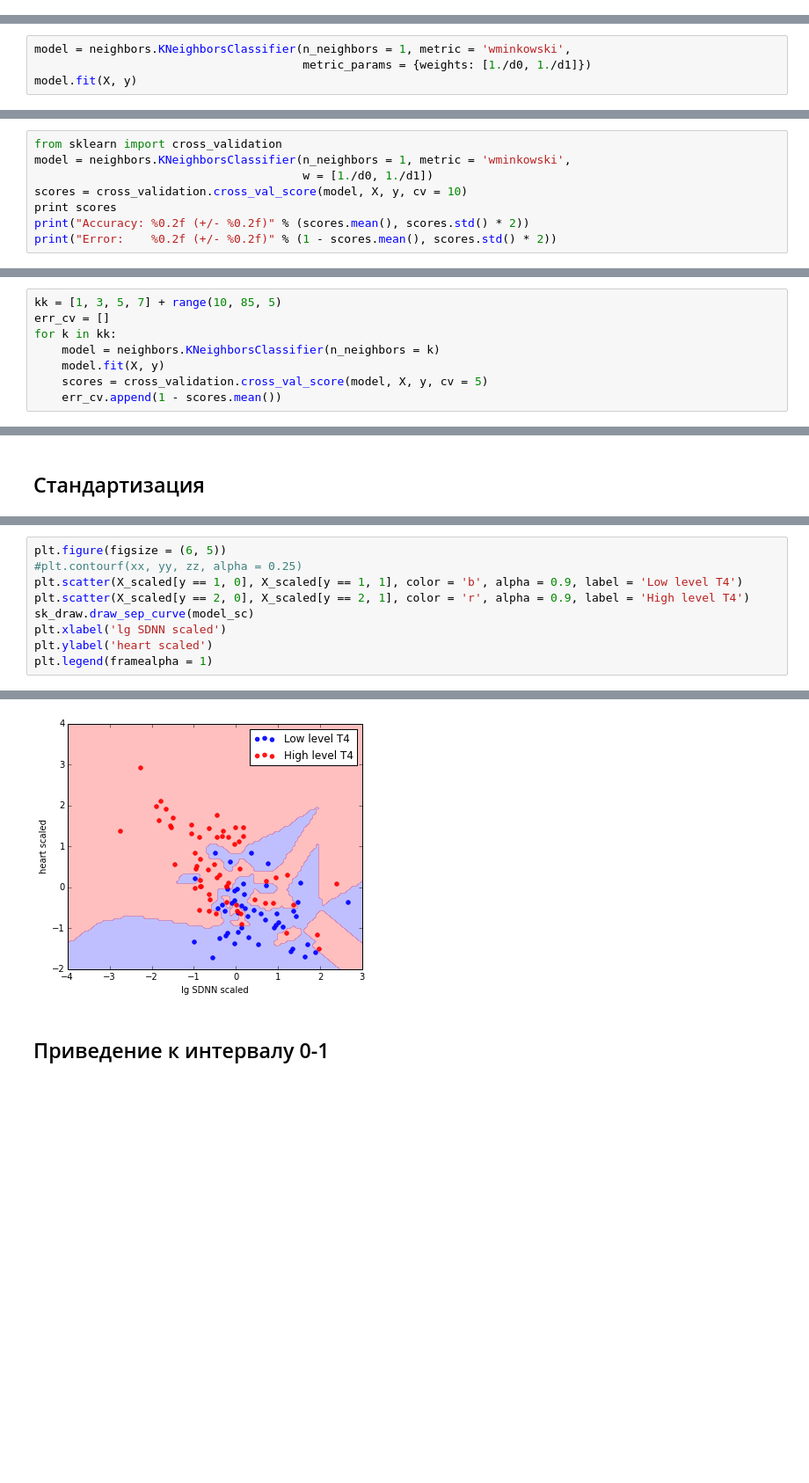
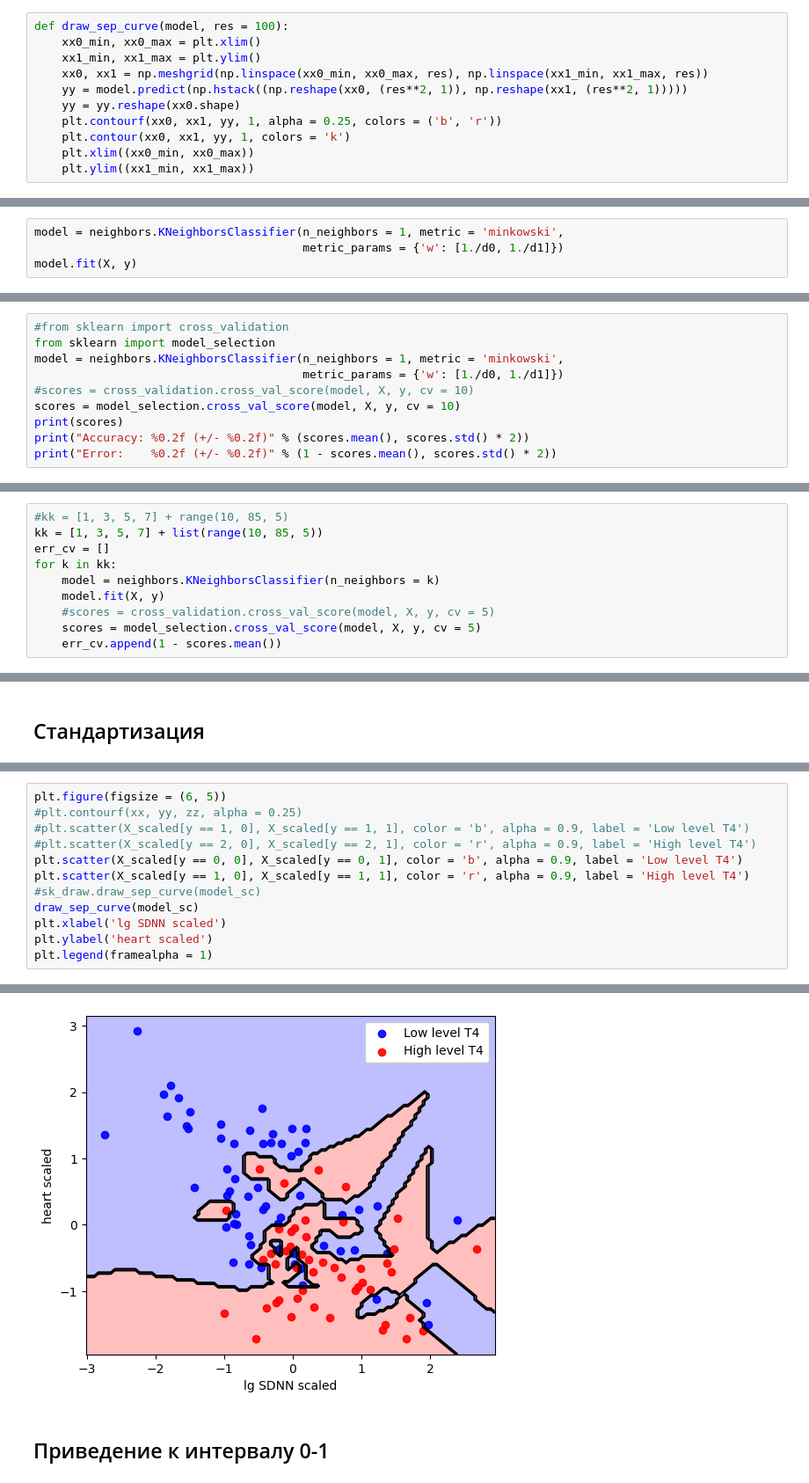
Before and after one commit to kimve1969/mgu_ds_cours, a Jupyter notebook: semestr 2.2/classification/04_KNN - Медицинская диагностика.ipynb, the cells around one changed output, grey strips where cells are left out. Shown at 88% size. Cells and saved outputs as stored; diff of their text form; blank space fills up the shorter version.

```diff
--- a/semestr 2.2/classification/04_KNN - Медицинская диагностика.ipynb
+++ b/semestr 2.2/classification/04_KNN - Медицинская диагностика.ipynb
@@ -57 +55,12 @@ print(model.predict_proba([[30, 90]]))
+# %%
+def draw_sep_curve(model, res = 100):
+    xx0_min, xx0_max = plt.xlim()
+    xx1_min, xx1_max = plt.ylim()
+    xx0, xx1 = np.meshgrid(np.linspace(xx0_min, xx0_max, res), np.linspace(xx1_min, xx1_max, res))
+    yy = model.predict(np.hstack((np.reshape(xx0, (res**2, 1)), np.reshape(xx1, (res**2, 1)))))
+    yy = yy.reshape(xx0.shape)
+    plt.contourf(xx0, xx1, yy, 1, alpha = 0.25, colors = ('b', 'r'))
+    plt.contour(xx0, xx1, yy, 1, colors = 'k')
+    plt.xlim((xx0_min, xx0_max))
+    plt.ylim((xx1_min, xx1_max))
 # %%
@@ -78,7 +90,7 @@ from sklearn import preprocessing
 
 #X_scaled = preprocessing.scale(X_train)
 # %%
-model = neighbors.KNeighborsClassifier(n_neighbors = 1, metric = 'wminkowski',
-                                       metric_params = {weights: [1./d0, 1./d1]})
+model = neighbors.KNeighborsClassifier(n_neighbors = 1, metric = 'minkowski',
+                                       metric_params = {'w': [1./d0, 1./d1]})
 model.fit(X, y)
 # %% [output]
@@ -111,11 +128,13 @@ plt.legend(framealpha = 1)
 
 Будем использовать _перекрестный_ (или _скользящий_) _контроль_ (_cross-validation_)
 # %%
-from sklearn import cross_validation
-model = neighbors.KNeighborsClassifier(n_neighbors = 1, metric = 'wminkowski',
-                                       w = [1./d0, 1./d1])
-scores = cross_validation.cross_val_score(model, X, y, cv = 10)
-print scores
+#from sklearn import cross_validation
+from sklearn import model_selection
+model = neighbors.KNeighborsClassifier(n_neighbors = 1, metric = 'minkowski',
+                                       metric_params = {'w': [1./d0, 1./d1]})
+#scores = cross_validation.cross_val_score(model, X, y, cv = 10)
+scores = model_selection.cross_val_score(model, X, y, cv = 10)
+print(scores)
 print("Accuracy: %0.2f (+/- %0.2f)" % (scores.mean(), scores.std() * 2))
 print("Error:    %0.2f (+/- %0.2f)" % (1 - scores.mean(), scores.std() * 2))
 # %% [output]
@@ -128,10 +149,12 @@ N
 # %%
-kk = [1, 3, 5, 7] + range(10, 85, 5)
+#kk = [1, 3, 5, 7] + range(10, 85, 5)
+kk = [1, 3, 5, 7] + list(range(10, 85, 5))
 err_cv = []
 for k in kk:
     model = neighbors.KNeighborsClassifier(n_neighbors = k)
     model.fit(X, y)
-    scores = cross_validation.cross_val_score(model, X, y, cv = 5)
+    #scores = cross_validation.cross_val_score(model, X, y, cv = 5)
+    scores = model_selection.cross_val_score(model, X, y, cv = 5)
     err_cv.append(1 - scores.mean())
 # %%
 plt.plot(kk, err_cv, '.-m', label = 'CV error')
@@ -181,15 +205,18 @@ KNeighborsClassifier(algorithm='auto', leaf_size=30, metric='minkowski',
 # %%
 plt.figure(figsize = (6, 5))
 #plt.contourf(xx, yy, zz, alpha = 0.25)
-plt.scatter(X_scaled[y == 1, 0], X_scaled[y == 1, 1], color = 'b', alpha = 0.9, label = 'Low level T4')
-plt.scatter(X_scaled[y == 2, 0], X_scaled[y == 2, 1], color = 'r', alpha = 0.9, label = 'High level T4')
-sk_draw.draw_sep_curve(model_sc)
+#plt.scatter(X_scaled[y == 1, 0], X_scaled[y == 1, 1], color = 'b', alpha = 0.9, label = 'Low level T4')
+#plt.scatter(X_scaled[y == 2, 0], X_scaled[y == 2, 1], color = 'r', alpha = 0.9, label = 'High level T4')
+plt.scatter(X_scaled[y == 0, 0], X_scaled[y == 0, 1], color = 'b', alpha = 0.9, label = 'Low level T4')
+plt.scatter(X_scaled[y == 1, 0], X_scaled[y == 1, 1], color = 'r', alpha = 0.9, label = 'High level T4')
+#sk_draw.draw_sep_curve(model_sc)
+draw_sep_curve(model_sc)
 plt.xlabel('lg SDNN scaled')
 plt.ylabel('heart scaled')
 plt.legend(framealpha = 1)
 # %% [output]
 <matplotlib.legend.Legend at 0x...>
-[figure, old version]
+[figure, new version]
 # %% [markdown]
 ## Приведение к интервалу 0-1
 # %%
```
Also changed, not shown: parts of 16 cells of this notebook.
